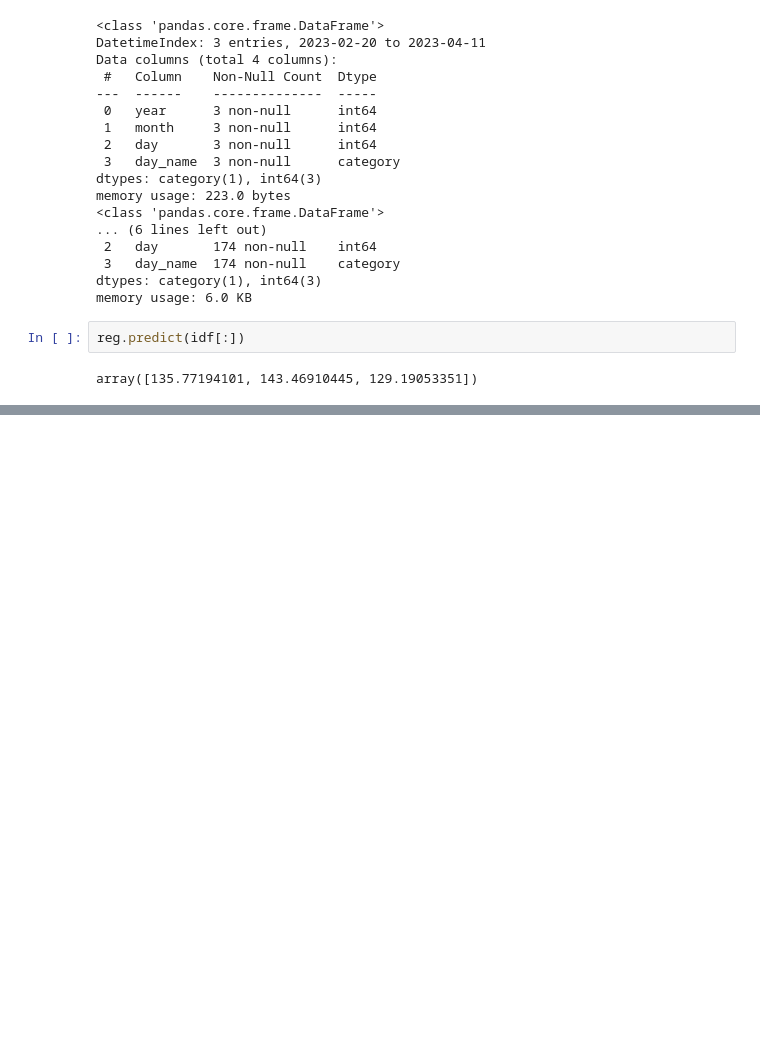
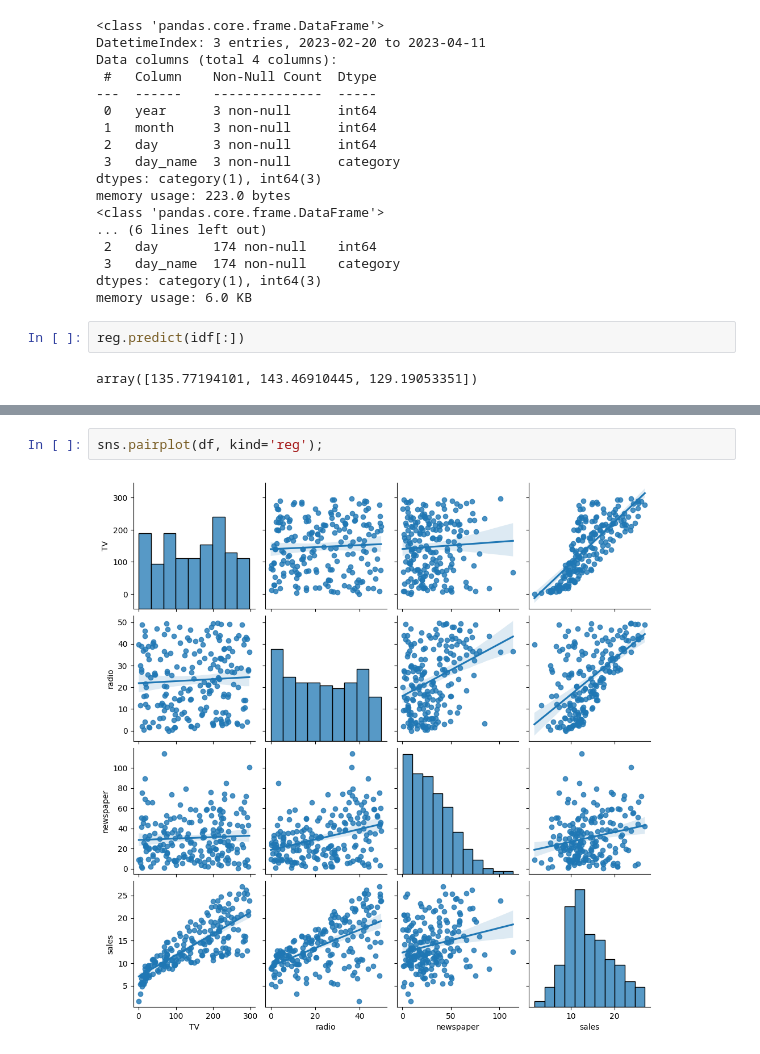
Before and after one commit to Bank-panuwat/TimeSeries, a Jupyter notebook: TimeSeries.ipynb, the cells around one changed output, grey strips where cells are left out. Cells and saved outputs as stored; diff of their text form; blank space fills up the shorter version.

```diff
--- a/TimeSeries.ipynb
+++ b/TimeSeries.ipynb
@@ -608,0 +666,4 @@ array([135.77194101, 143.46910445, 129.19053351])
+# %%
+sns.pairplot(df, kind='reg');
+# %% [output]
+[figure, added]
```
Also changed, not shown: parts of 33 cells of this notebook.
